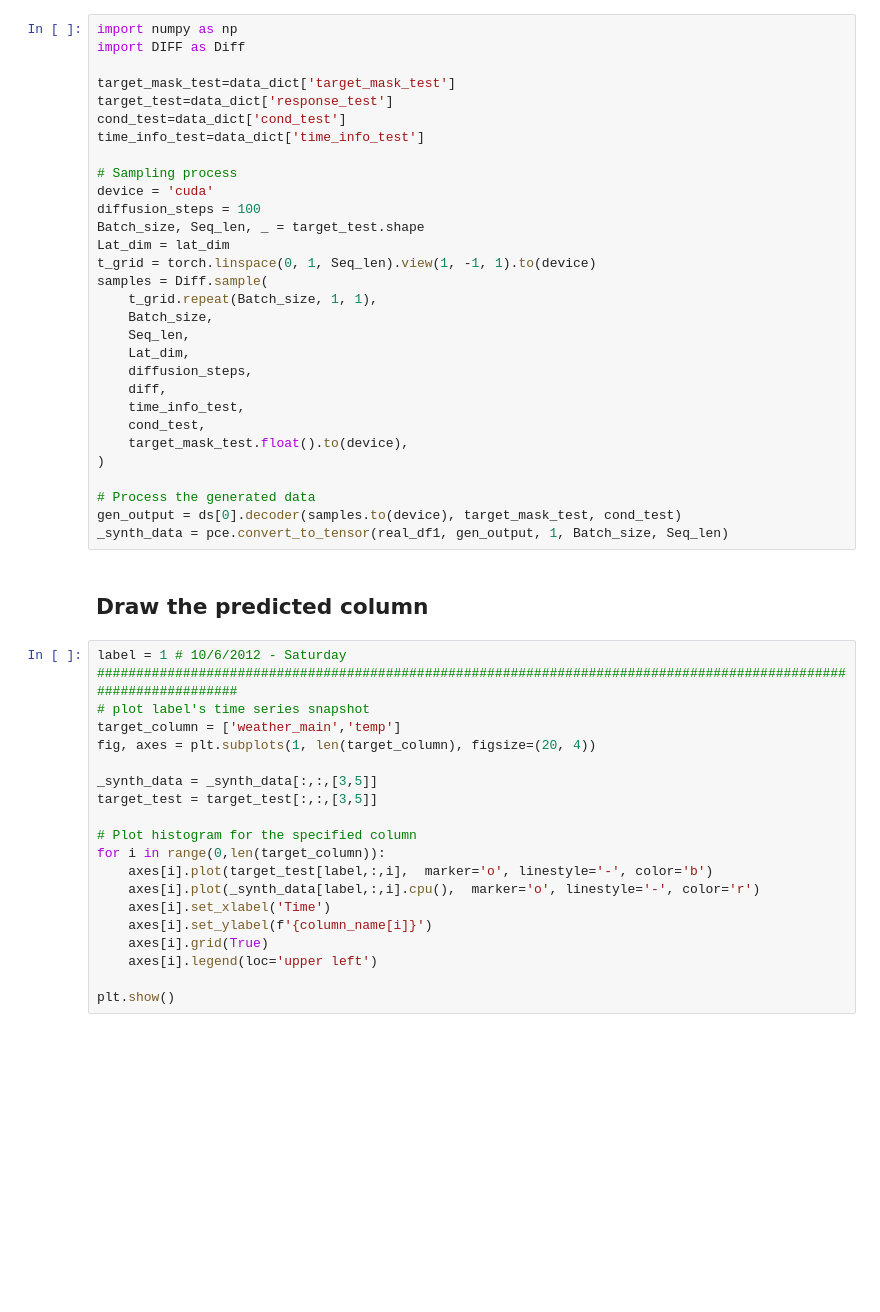
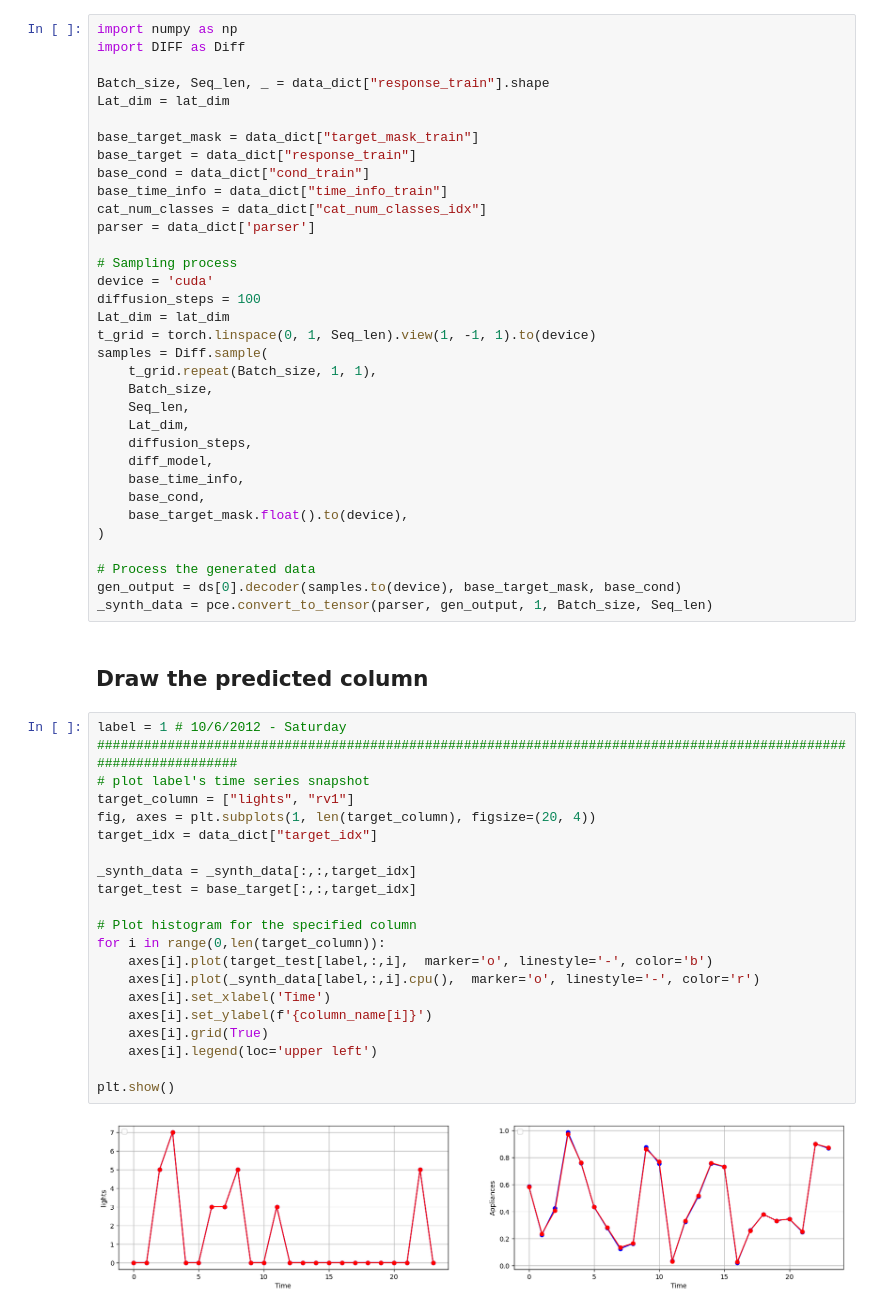
Before and after one commit to namjoonsuh/TimeAutoDiff, a Jupyter notebook: Run_TV-MCG.ipynb, the cells around one changed output. Cells and saved outputs as stored; diff of their text form; blank space fills up the shorter version.

```diff
--- a/Run_TV-MCG.ipynb
+++ b/Run_TV-MCG.ipynb
@@ -98,15 +84,19 @@ Compile with `TORCH_USE_CUDA_DSA` to enable device-side assertions.
 import numpy as np
 import DIFF as Diff
 
-target_mask_test=data_dict['target_mask_test']
-target_test=data_dict['response_test']
-cond_test=data_dict['cond_test']
-time_info_test=data_dict['time_info_test']
+Batch_size, Seq_len, _ = data_dict["response_train"].shape
+Lat_dim = lat_dim
+
+base_target_mask = data_dict["target_mask_train"]
+base_target = data_dict["response_train"]
+base_cond = data_dict["cond_train"]
+base_time_info = data_dict["time_info_train"]
+cat_num_classes = data_dict["cat_num_classes_idx"]
+parser = data_dict['parser']
 
 # Sampling process
 device = 'cuda'
 diffusion_steps = 100
-Batch_size, Seq_len, _ = target_test.shape
 Lat_dim = lat_dim
 t_grid = torch.linspace(0, 1, Seq_len).view(1, -1, 1).to(device)
 samples = Diff.sample(
@@ -115,34 +105,37 @@ samples = Diff.sample(
     Seq_len,
     Lat_dim,
     diffusion_steps,
-    diff,
-    time_info_test,
-    cond_test,
-    target_mask_test.float().to(device),
+    diff_model,
+    base_time_info,
+    base_cond,
+    base_target_mask.float().to(device),
 )
 
 # Process the generated data
-gen_output = ds[0].decoder(samples.to(device), target_mask_test, cond_test)
-_synth_data = pce.convert_to_tensor(real_df1, gen_output, 1, Batch_size, Seq_len)
+gen_output = ds[0].decoder(samples.to(device), base_target_mask, base_cond)
+_synth_data = pce.convert_to_tensor(parser, gen_output, 1, Batch_size, Seq_len)
 # %% [markdown]
 ## Draw the predicted column
 # %%
 label = 1 # 10/6/2012 - Saturday
 ##################################################################################################################
 # plot label's time series snapshot
-target_column = ['weather_main','temp']
+target_column = ["lights", "rv1"]
 fig, axes = plt.subplots(1, len(target_column), figsize=(20, 4))
+target_idx = data_dict["target_idx"]
 
-_synth_data = _synth_data[:,:,[3,5]]
-target_test = target_test[:,:,[3,5]]
+_synth_data = _synth_data[:,:,target_idx]
+target_test = base_target[:,:,target_idx]
 
 # Plot histogram for the specified column
 for i in range(0,len(target_column)):
     axes[i].plot(target_test[label,:,i],  marker='o', linestyle='-', color='b')
     axes[i].plot(_synth_data[label,:,i].cpu(),  marker='o', linestyle='-', color='r')
     axes[i].set_xlabel('Time')
     axes[i].set_ylabel(f'{column_name[i]}')
     axes[i].grid(True)
     axes[i].legend(loc='upper left')
 
 plt.show()
+# %% [output]
+[figure, added]
```
Also changed, not shown: parts of 3 cells of this notebook, 13 other files.
